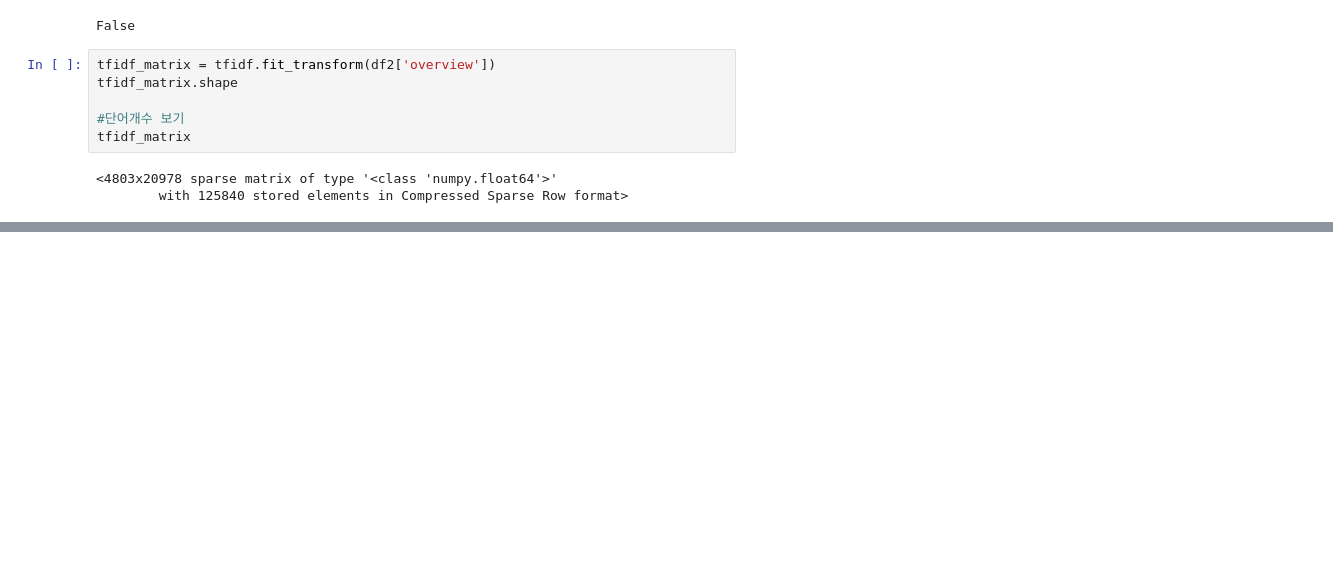
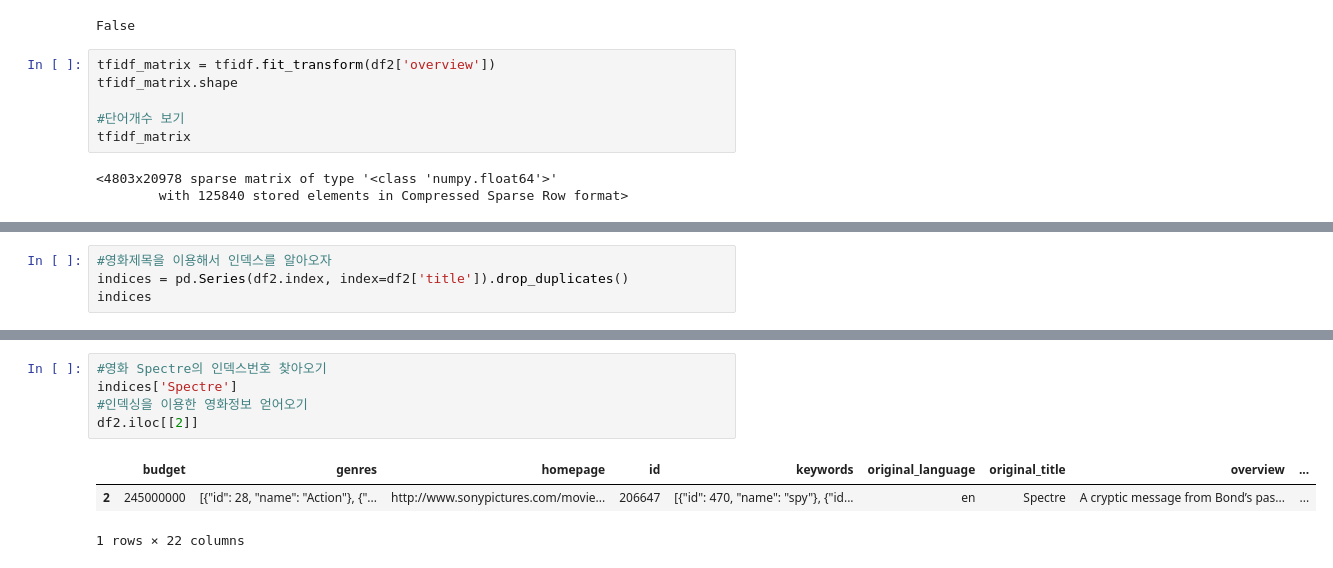
Before and after one commit to citobs/RMS, a Jupyter notebook: RMS/RMS.ipynb, the cells around one changed output, grey strips where cells are left out. Cells and saved outputs as stored; diff of their text form; blank space fills up the shorter version.

```diff
--- a/RMS/RMS.ipynb
+++ b/RMS/RMS.ipynb
@@ -251,0 +261,4 @@ tfidf_matrix
+# %%
+#영화제목을 이용해서 인덱스를 알아오자
+indices = pd.Series(df2.index, index=df2['title']).drop_duplicates()
+indices
@@ -251,0 +279,9 @@ tfidf_matrix
+# %%
+#영화 Spectre의 인덱스번호 찾아오기
+indices['Spectre']
+#인덱싱을 이용한 영화정보 얻어오기
+df2.iloc[[2]]
+# %% [output]
+|  | budget | genres | homepage | id | keywords | original_language | original_title | overview | ... |
+| 2 | 245000000 | [{"id": 28, "name": "Action"}, {"... | http://www.sonypictures.com/movie... | 206647 | [{"id": 470, "name": "spy"}, {"id... | en | Spectre | A cryptic message from Bond’s pas... | ... |
+1 rows × 22 columns
```
Also changed, not shown: parts of 15 cells of this notebook, 1 other file.
